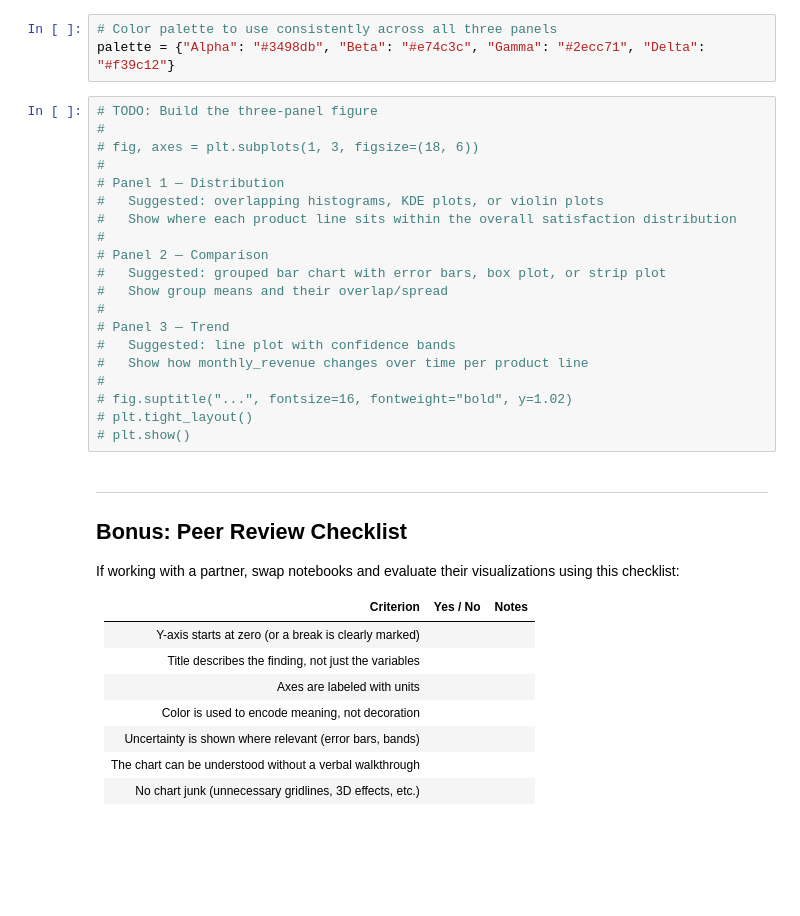
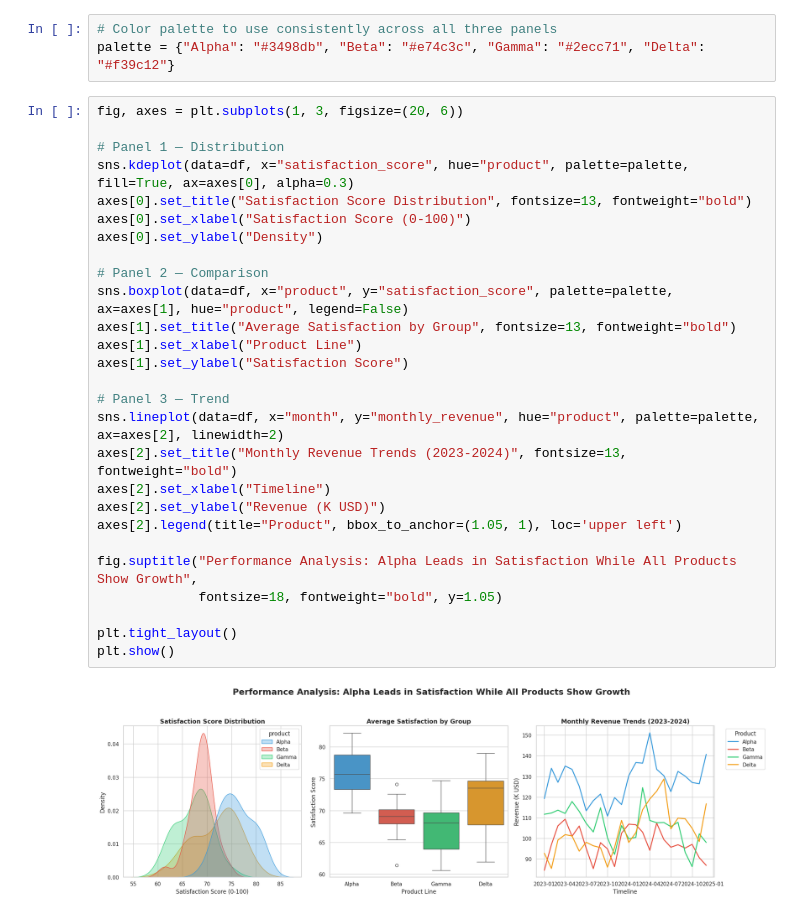
Before and after one commit to Manheim666/ironhack-ai-engineering, a Jupyter notebook: module-3/m3-11-lab-statistical-story-dashboard/m3-11-statistical-story-dashboard.ipynb, the cells around one changed output. Saved outputs shown, nothing was run; the diff lists cells and outputs as text; blank space fills up the shorter version.

```diff
--- a/module-3/m3-11-lab-statistical-story-dashboard/m3-11-statistical-story-dashboard.ipynb
+++ b/module-3/m3-11-lab-statistical-story-dashboard/m3-11-statistical-story-dashboard.ipynb
@@ -226,38 +310,31 @@ Build a single `matplotlib` figure with **three subplots (panels)** that togethe
 # Color palette to use consistently across all three panels
 palette = {"Alpha": "#3498db", "Beta": "#e74c3c", "Gamma": "#2ecc71", "Delta": "#f39c12"}
 # %%
-# TODO: Build the three-panel figure
-#
-# fig, axes = plt.subplots(1, 3, figsize=(18, 6))
-#
+fig, axes = plt.subplots(1, 3, figsize=(20, 6))
+
 # Panel 1 — Distribution
-#   Suggested: overlapping histograms, KDE plots, or violin plots
-#   Show where each product line sits within the overall satisfaction distribution
-#
+sns.kdeplot(data=df, x="satisfaction_score", hue="product", palette=palette, fill=True, ax=axes[0], alpha=0.3)
+axes[0].set_title("Satisfaction Score Distribution", fontsize=13, fontweight="bold")
+axes[0].set_xlabel("Satisfaction Score (0-100)")
+axes[0].set_ylabel("Density")
+
 # Panel 2 — Comparison
-#   Suggested: grouped bar chart with error bars, box plot, or strip plot
-#   Show group means and their overlap/spread
-#
+sns.boxplot(data=df, x="product", y="satisfaction_score", palette=palette, ax=axes[1], hue="product", legend=False)
+axes[1].set_title("Average Satisfaction by Group", fontsize=13, fontweight="bold")
+axes[1].set_xlabel("Product Line")
+axes[1].set_ylabel("Satisfaction Score")
+
 # Panel 3 — Trend
-#   Suggested: line plot with confidence bands
-#   Show how monthly_revenue changes over time per product line
-#
-# fig.suptitle("...", fontsize=16, fontweight="bold", y=1.02)
-# plt.tight_layout()
-# plt.show()
+sns.lineplot(data=df, x="month", y="monthly_revenue", hue="product", palette=palette, ax=axes[2], linewidth=2)
+axes[2].set_title("Monthly Revenue Trends (2023-2024)", fontsize=13, fontweight="bold")
+axes[2].set_xlabel("Timeline")
+axes[2].set_ylabel("Revenue (K USD)")
+axes[2].legend(title="Product", bbox_to_anchor=(1.05, 1), loc='upper left')
+
+fig.suptitle("Performance Analysis: Alpha Leads in Satisfaction While All Products Show Growth",
+             fontsize=18, fontweight="bold", y=1.05)
+
+plt.tight_layout()
+plt.show()
+# %% [output]
+[figure, added]
-# %% [markdown]
----
-
-## Bonus: Peer Review Checklist
-
-If working with a partner, swap notebooks and evaluate their visualizations using this checklist:
-
-| Criterion | Yes / No | Notes |
-|---|---|---|
-| Y-axis starts at zero (or a break is clearly marked) | | |
-| Title describes the finding, not just the variables | | |
-| Axes are labeled with units | | |
-| Color is used to encode meaning, not decoration | | |
-| Uncertainty is shown where relevant (error bars, bands) | | |
-| The chart can be understood without a verbal walkthrough | | |
-| No chart junk (unnecessary gridlines, 3D effects, etc.) | | |
```
Also changed, not shown: parts of 14 cells of this notebook.
